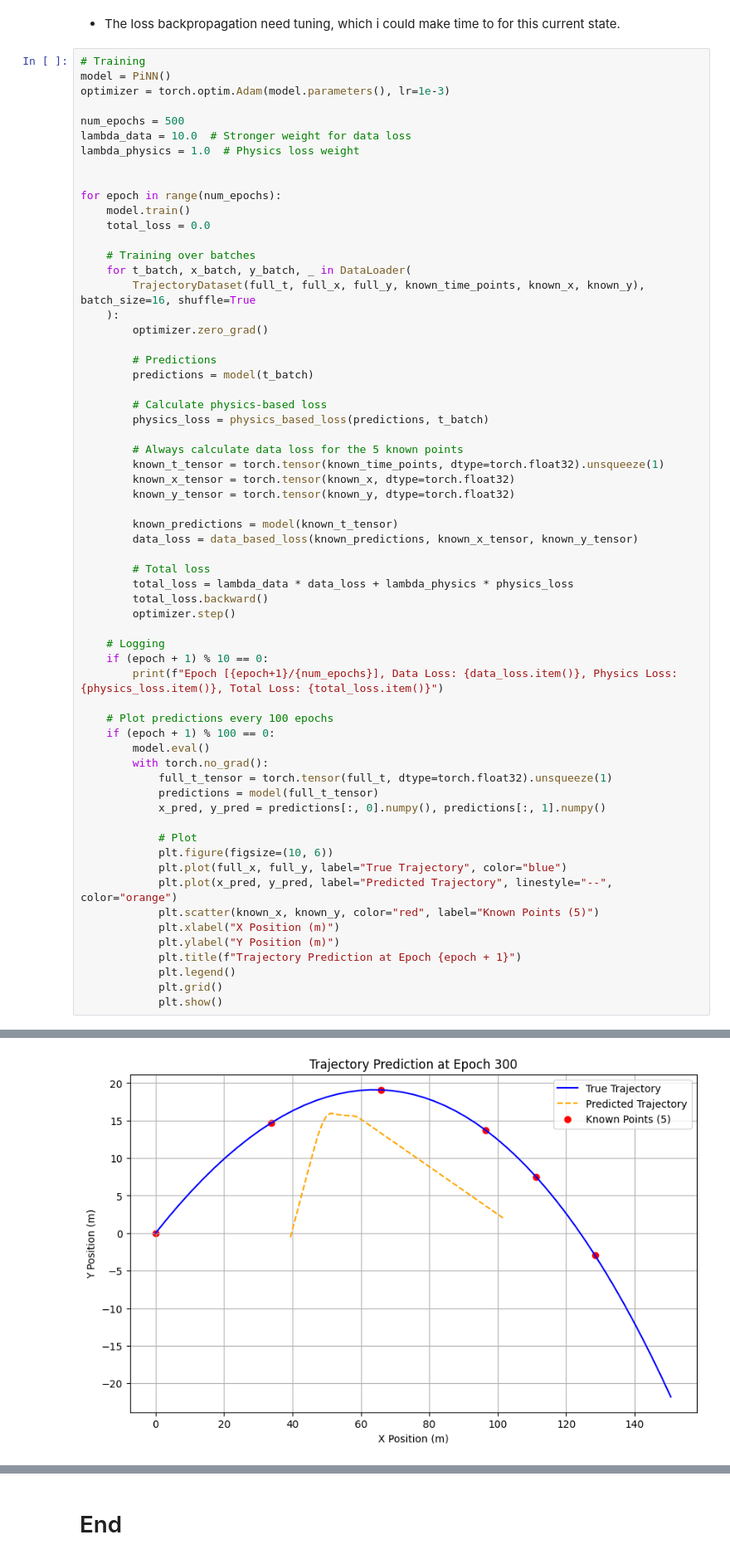
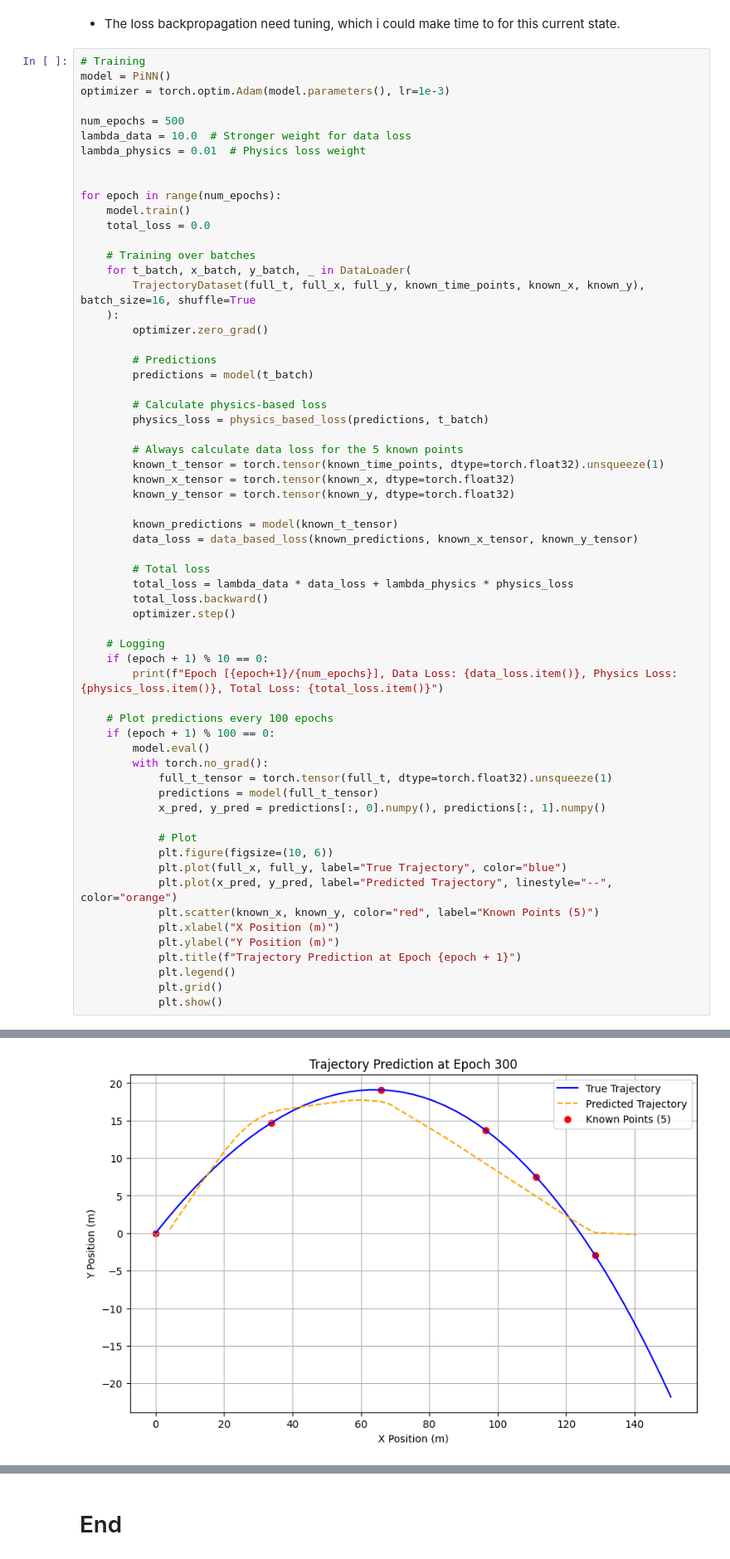
Before and after one commit to GhaouiYoussef/Trajectory-Learning-and-Optimized-Tracking-in-Simulated-2D-Space, a Jupyter notebook: PysicsbasedNN.ipynb, the cells around one changed output, grey strips where cells are left out. Shown at 83% size. Drawn from its saved outputs; the diff is of its cells as text.

```diff
--- a/PysicsbasedNN.ipynb
+++ b/PysicsbasedNN.ipynb
@@ -315,7 +315,7 @@ optimizer = torch.optim.Adam(model.parameters(), lr=1e-3)
 
 num_epochs = 500
 lambda_data = 10.0  # Stronger weight for data loss
-lambda_physics = 1.0  # Physics loss weight
+lambda_physics = 0.01  # Physics loss weight
 
 
 for epoch in range(num_epochs):
@@ -406 +406 @@ Epoch [300/500], Data Loss: 745.48095703125, Physics Loss: 0.2129656821489334, T
-[figure, old version]
+[figure, new version]
```
Also changed, not shown: parts of 1 cell of this notebook.
